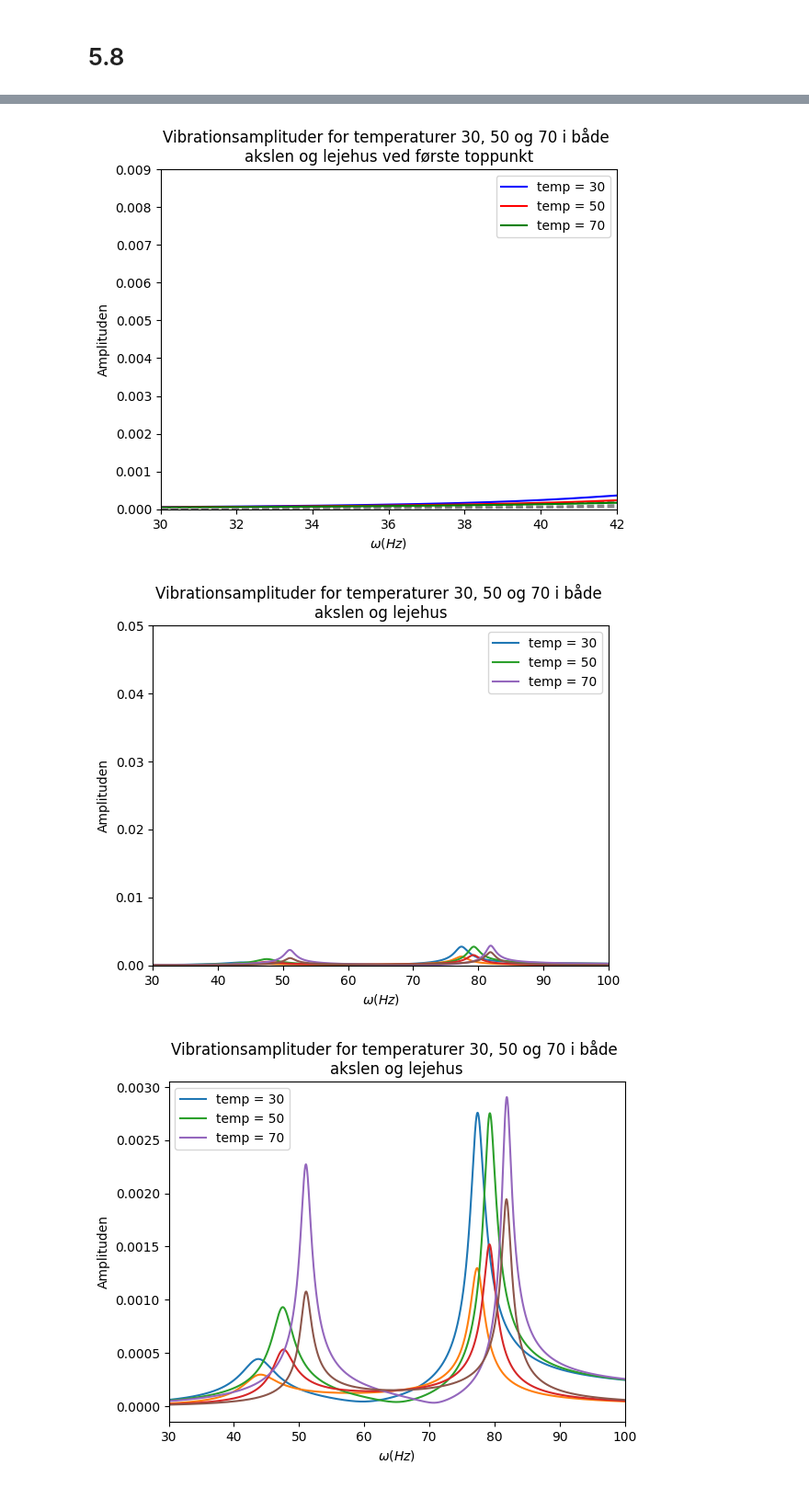
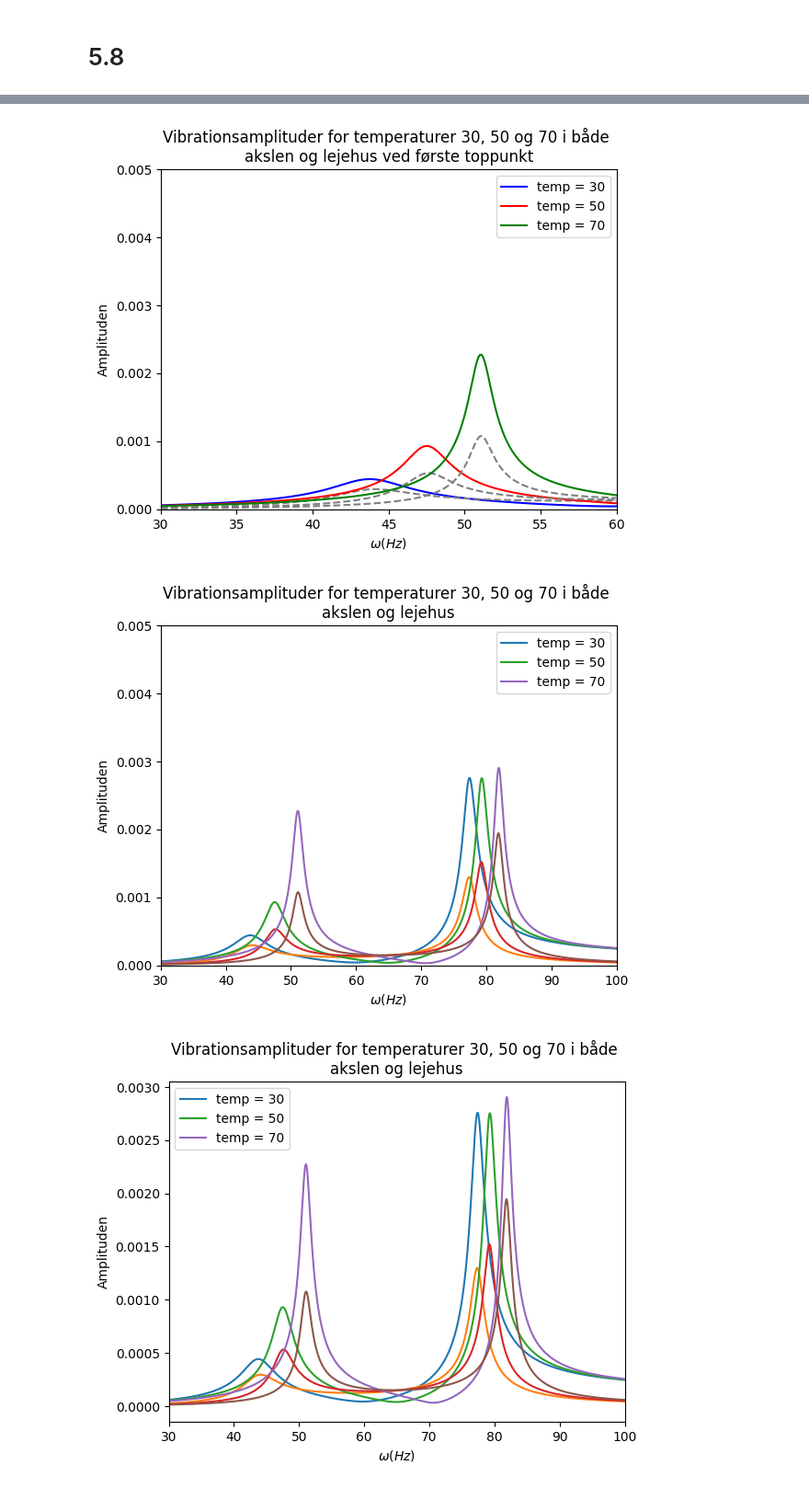
Before and after one commit to Apros7/Mat1Project, a Jupyter notebook: Opg 5.6 + 5.7 + 5.8.ipynb, the cells around one changed output, grey strips where cells are left out. Shown at 92% size. Cells and saved outputs as stored; diff of their text form; code cells hidden in the pictures.

```diff
--- a/Opg 5.6 + 5.7 + 5.8.ipynb
+++ b/Opg 5.6 + 5.7 + 5.8.ipynb
@@ -249,38 +249,38 @@ plt.show()
 # %%
-omega_ = np.linspace(30, 42, 100000)
+omega_ = np.linspace(30, 60, 100000)
 plt.plot(omega_, ap1_30(omega_), color="blue", label="temp = 30")
 plt.plot(omega_, ap2_30(omega_), color="grey", ls="--")
 plt.plot(omega_, ap1_50(omega_), color="red", label="temp = 50")
 plt.plot(omega_, ap2_50(omega_), color="grey", ls="--")
 plt.plot(omega_, ap1_70(omega_), color="green", label="temp = 70")
 plt.plot(omega_, ap2_70(omega_), color="grey", ls="--")
-plt.ylim(0, 0.009)
-plt.xlim(30, 42)
+plt.ylim(0, 0.005)
+plt.xlim(30, 60)
 plt.title("Vibrationsamplituder for temperaturer 30, 50 og 70 i både \nakslen og lejehus ved første toppunkt")
 plt.ylabel("Amplituden")
 plt.xlabel("$\omega (Hz)$")
 plt.legend()
 plt.show()
 # %% [output]
-[figure, old version]
+[figure, new version]
 # %%
 
 omega_ = np.linspace(0, 100, 1000000)
 plt.plot(omega_, ap1_30(omega_), label="temp = 30")
 plt.plot(omega_, ap2_30(omega_))
 plt.plot(omega_, ap1_50(omega_), label="temp = 50")
 plt.plot(omega_, ap2_50(omega_))
 plt.plot(omega_, ap1_70(omega_), label="temp = 70")
 plt.plot(omega_, ap2_70(omega_))
-plt.ylim(0, 0.05)
+plt.ylim(0, 0.005)
 plt.xlim(30, 100)
 plt.title("Vibrationsamplituder for temperaturer 30, 50 og 70 i både \nakslen og lejehus")
 plt.ylabel("Amplituden")
 plt.xlabel("$\omega (Hz)$")
 plt.legend()
 plt.show()
 # %% [output]
-[figure, old version]
+[figure, new version]
 # %%
 omega_ = np.linspace(0, 100, 1000000)
 plt.plot(omega_, ap1_30(omega_), label="temp = 30")
```
Also changed, not shown: parts of 1 cell of this notebook.
